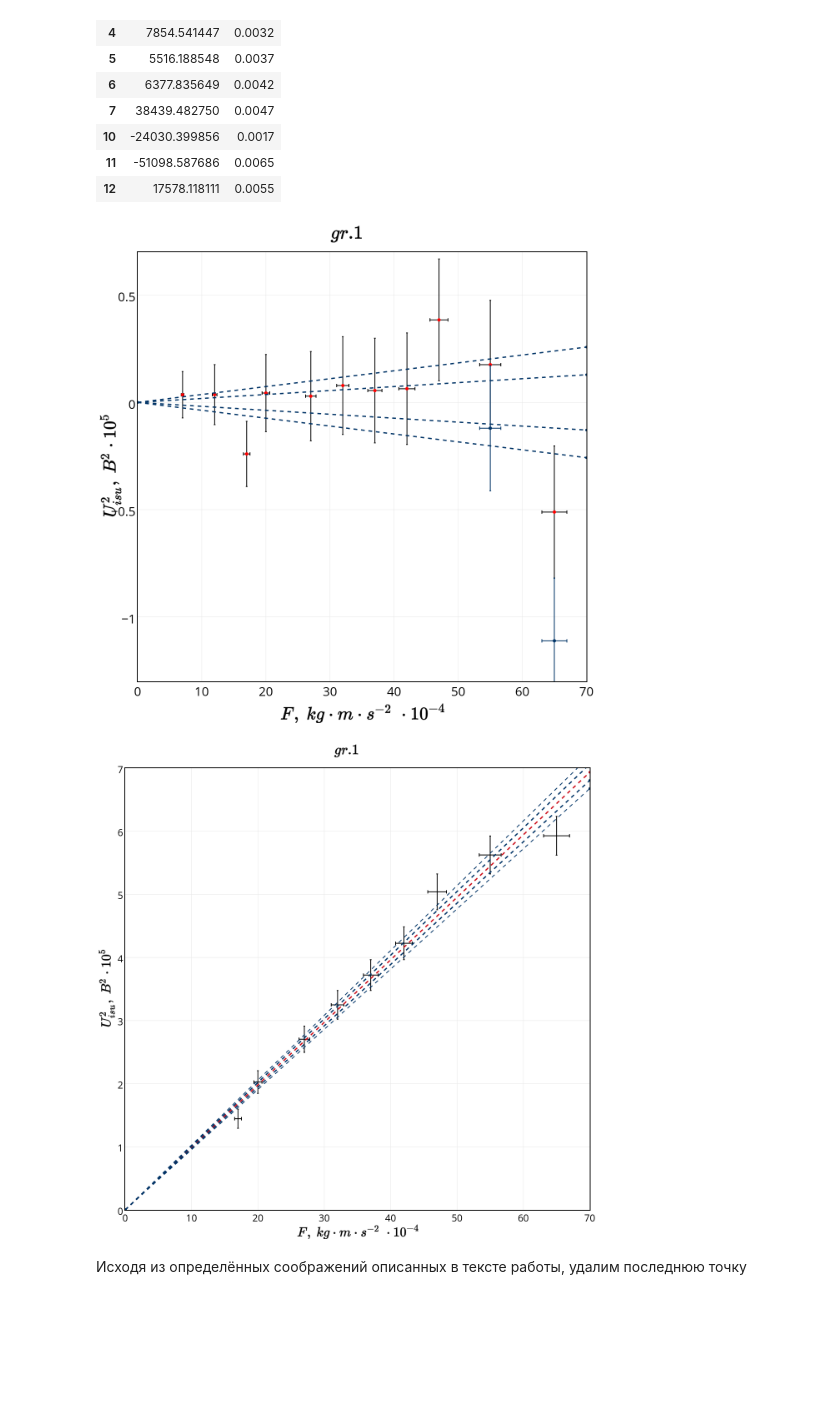
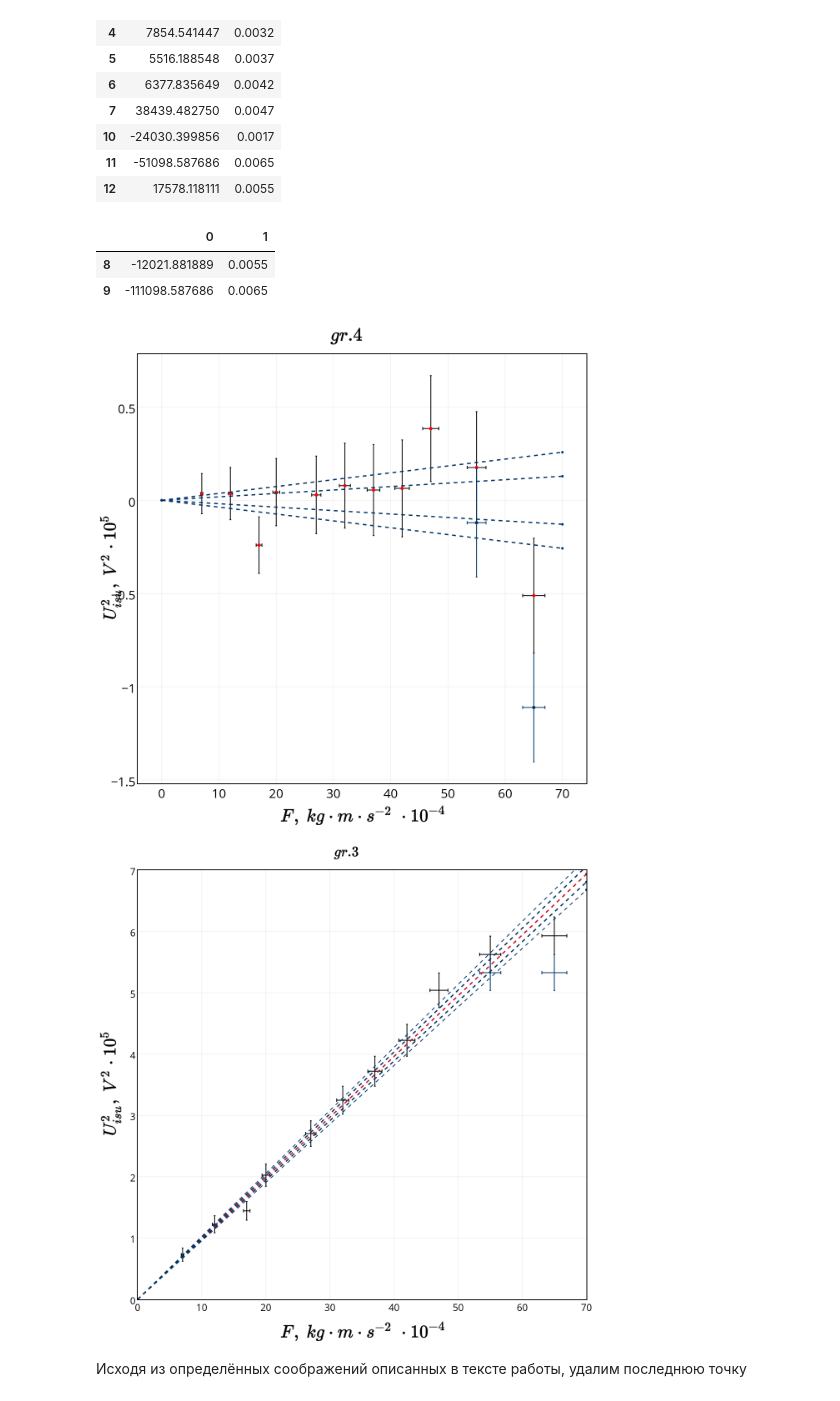
Before and after one commit to heyfaraday/labs_3sem, a Jupyter notebook: 3.1.2/analysis.ipynb, the cells around one changed output. Cells and saved outputs as stored; diff of their text form; code cells hidden in the pictures; blank space fills up the shorter version.

```diff
--- a/3.1.2/analysis.ipynb
+++ b/3.1.2/analysis.ipynb
@@ -434,10 +433,13 @@ err
 | 10 | -24030.399856 | 0.0017 |
 | 11 | -51098.587686 | 0.0065 |
 | 12 | 17578.118111 | 0.0055 |
+# %%
+err_e
+# %% [output]
+|  | 0 | 1 |
+| 8 | -12021.881889 | 0.0055 |
+| 9 | -111098.587686 | 0.0065 |
 # %%
-import plotly.plotly as py
-import plotly.graph_objs as go
-
 trace1 = go.Scatter(
     x = err['1']*10000,
     y = err['0']/100000,
@@ -501,8 +503,8 @@ trace5 = go.Scatter(
 )
 
 trace6 = go.Scatter(
-    x = data_e['feature3']*10000,
-    y = (data_e['feature4']-parameters_opt_1*data_e['feature3'])/100000,
+    x = err_e['1']*10000,
+    y = err_e['0']/100000,
     mode = 'markers',
     name = 'gr1',
     error_y = dict(
@@ -530,7 +532,7 @@ trace6 = go.Scatter(
 trace0 = [trace1, trace2, trace3, trace4, trace5, trace6]
 
 layout = go.Layout(
-    title = "$gr.1$",
+    title = "$gr.4$",
     width = 1200,
     height = 1200,
     font = dict(
@@ -541,7 +543,7 @@ layout = go.Layout(
     paper_bgcolor = '#ffffff',
     xaxis = dict(
         title = '$F,~kg \cdot m \cdot s^{-2}~\cdot 10^{-4}$',
-        range = [0, 70],
+        #range = [0, 70],
         zeroline = False,
         ticklen = 0,
         color = '#000000',
@@ -554,8 +556,8 @@ layout = go.Layout(
             )
     ),
     yaxis = dict(
-        title = '$U_{isu}^2,~B^2 \cdot 10^5$',
-        range = [-1.3, 0.7],
+        title = '$U_{isu}^2,~V^2 \cdot 10^5$',
+        #range = [0, 7],
         zeroline = False,
         ticklen = 0,
         color = '#000000',
@@ -579,12 +581,12 @@ layout = go.Layout(
 
 fig = go.Figure(data=trace0, layout=layout)
 #py.iplot(figure, filename='basic-error-bar')
-py.image.save_as(fig, 'my_plot2.png')
+py.image.save_as(fig, 'my_plot4.png')
 #! open my_plot.png
 from IPython.display import Image
-Image("my_plot2.png", width=500)
+Image("my_plot4.png", width=500)
 # %% [output]
-[figure, old version]
+[figure, new version]
 # %%
 trace3 = go.Scatter(
     x = [0.0*100000.0, 0.0007*100000.0],
@@ -666,7 +668,7 @@ trace2 = go.Scatter(
         type = 'data',
         array = data_e['feature7']/100000,
         visible = True,
-        color = '#FFFF00',
+        color = '#003366',
         thickness = 2,
         width = 2
     ),
@@ -674,19 +676,19 @@ trace2 = go.Scatter(
         type = 'data',
         array = data_e['feature6']*10000,
         visible = True,
-        color = '#FFFF00',
+        color = '#003366',
     ),
     marker = dict(
         size = 1,
         opacity = 1,
-        color = '#FFFF00'
+        color = '#003366'
     )
 )
 
 trace0 = [trace1, trace2, trace3, trace4, trace5, trace6, trace7]
 
 layout = go.Layout(
-    title = "$gr.1$",
+    title = "$gr.3$",
     width = 1200,
     height = 1200,
     font = dict(
@@ -705,41 +707,41 @@ layout = go.Layout(
         showline = True,
         linewidth = 2,
         titlefont = dict(
-            size = 30,
+            size = 40,
             color = '#000000'
             )
     ),
     yaxis = dict(
-        title = '$U_{isu}^2,~B^2 \cdot 10^5$',
+        title = '$U_{isu}^2,~V^2 \cdot 10^5$',
         range = [0, 7],
         zeroline = False,
         ticklen = 0,
         color = '#000000',
         mirror = True,
         showline = True,
         linewidth = 2,
         titlefont = dict(
-            size = 30,
+            size = 40,
             color = '#000000'
             )
     ),
     margin = dict(
-        l = 70,
-        r = 15,
+        l = 100,
+        r = 23,
         t = 70,
-        b = 70,
+        b = 100,
         pad = 0
     )
 
 )
 
 fig = go.Figure(data=trace0, layout=layout)
 #py.iplot(figure, filename='basic-error-bar')
 py.image.save_as(fig, 'my_plot3.png')
 #! open my_plot.png
 from IPython.display import Image
 Image("my_plot3.png", width=500)
 # %% [output]
-[figure, old version]
+[figure, new version]
 # %% [markdown]
 Исходя из определённых соображений описанных в тексте работы, удалим последнюю точку
```
Also changed, not shown: parts of 47 cells of this notebook, 10 other files.
